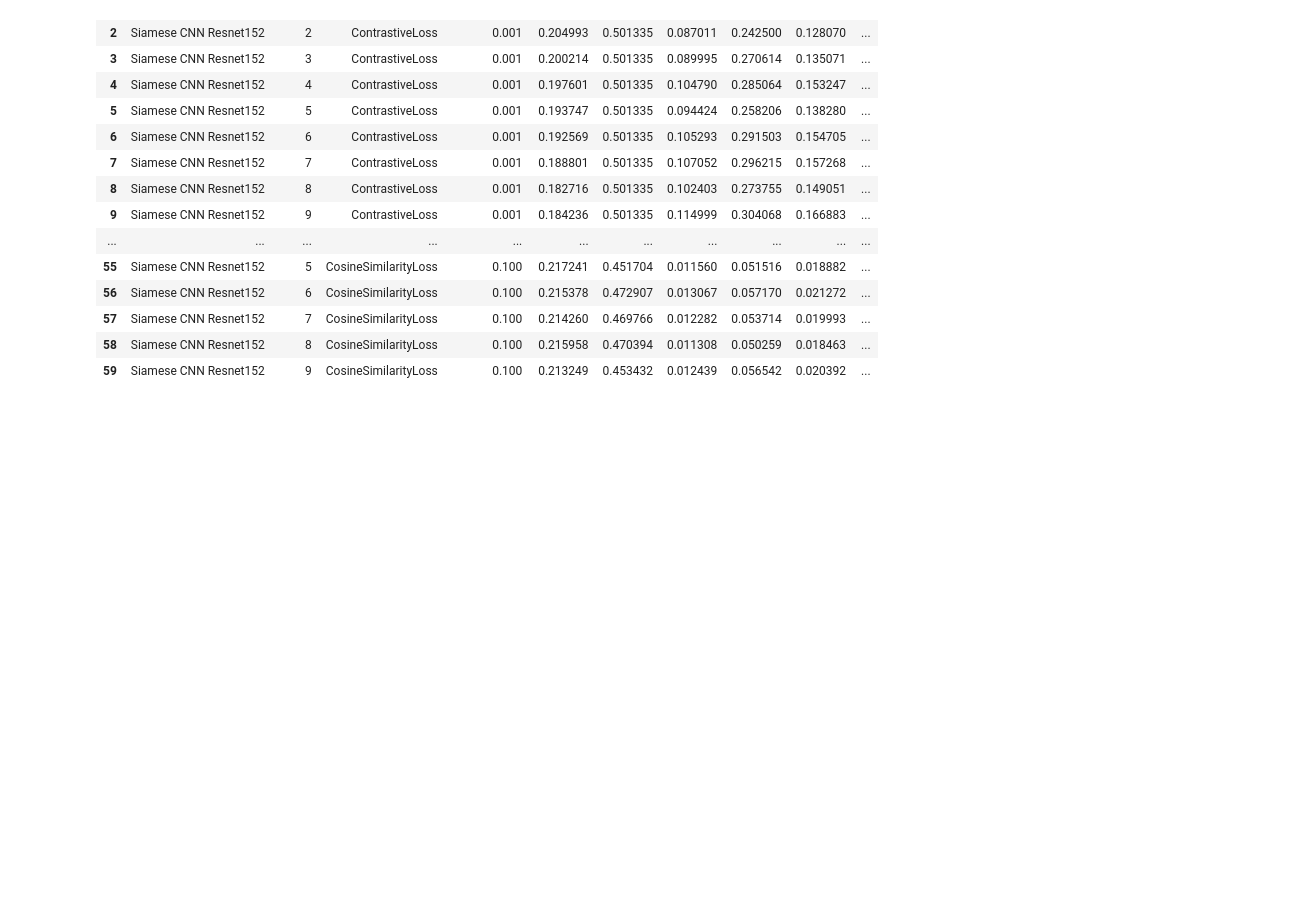
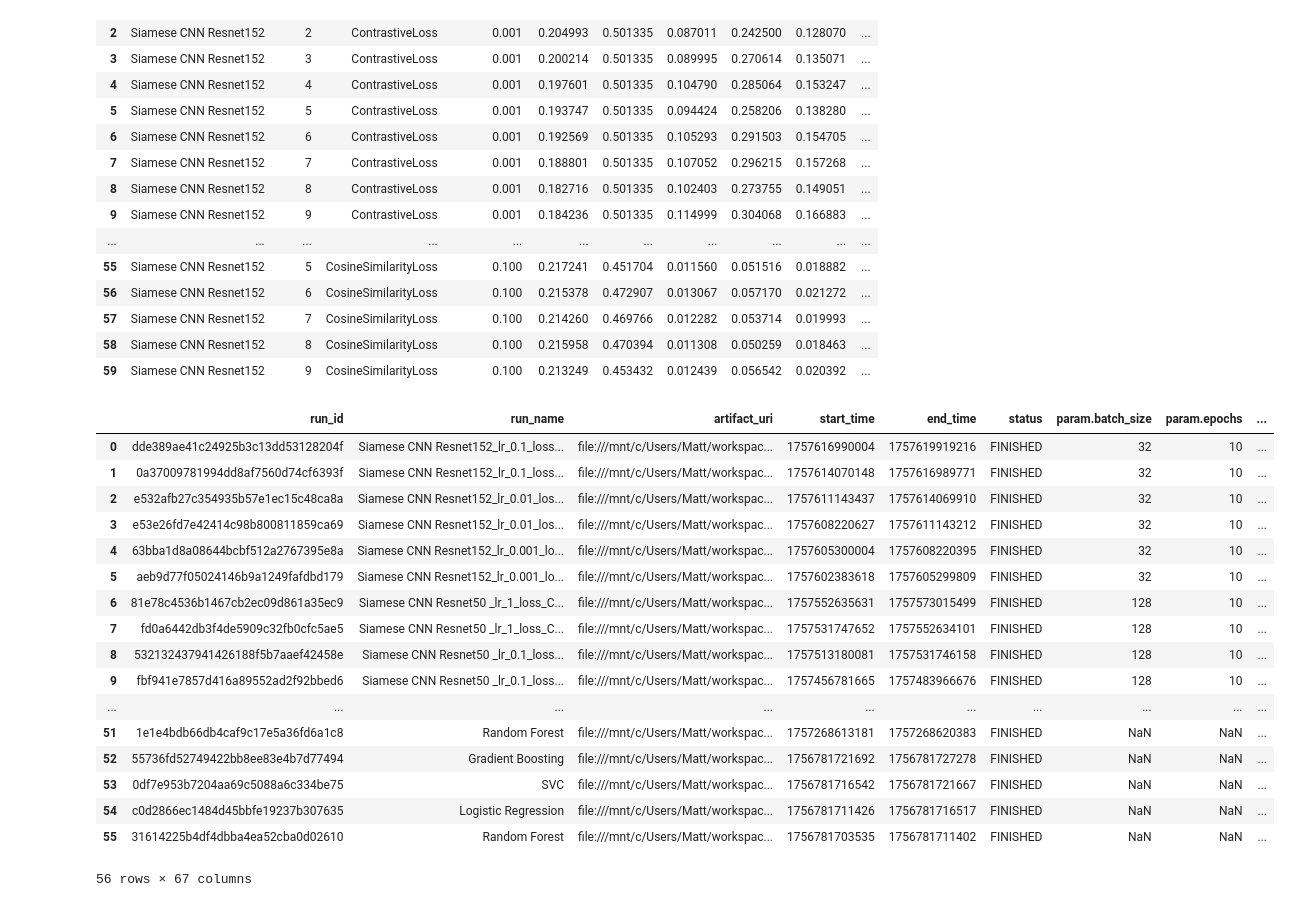
Before and after one commit to mattdabit/landmarks, a Jupyter notebook: eda.ipynb, the cells around one changed output. Saved outputs shown, nothing was run; the diff lists cells and outputs as text; code cells hidden in the pictures; blank space fills up the shorter version.

Commit message:
add model data extract function

```diff
--- a/eda.ipynb
+++ b/eda.ipynb
@@ -1250,3 +1250,53 @@ dl_reports_df
 | 57 | Siamese CNN Resnet152 | 7 | CosineSimilarityLoss | 0.100 | 0.214260 | 0.469766 | 0.012282 | 0.053714 | 0.019993 | ... |
 | 58 | Siamese CNN Resnet152 | 8 | CosineSimilarityLoss | 0.100 | 0.215958 | 0.470394 | 0.011308 | 0.050259 | 0.018463 | ... |
 | 59 | Siamese CNN Resnet152 | 9 | CosineSimilarityLoss | 0.100 | 0.213249 | 0.453432 | 0.012439 | 0.056542 | 0.020392 | ... |
+# %%
+def get_mlflow_model_data():
+    mlflow_models_array = []
+    client = mlflow.tracking.MlflowClient()
+    exp = client.get_experiment_by_name("Landmark Recognition")
+    runs = client.search_runs(
+        experiment_ids=[exp.experiment_id],
+        filter_string="attributes.status = 'FINISHED'",
+        order_by=["attributes.start_time DESC"],
+    )
+    for run in runs:
+        rec = {
+            "run_id": run.info.run_id,
+            "run_name": run.data.tags.get("mlflow.runName"),
+            "artifact_uri": run.info.artifact_uri,
+            "start_time": run.info.start_time,
+            "end_time": run.info.end_time,
+            "status": run.info.status,
+        }
+        # Flatten params and metrics into the record
+        for k, v in run.data.params.items():
+            rec[f"param.{k}"] = v
+        for k, v in run.data.metrics.items():
+            rec[f"metric.{k}"] = v
+        mlflow_models_array.append(rec)
+
+    return pd.DataFrame(mlflow_models_array)
+# %%
+mlflow_models_df = get_mlflow_model_data()
+# %%
+mlflow_models_df
+# %% [output]
+|  | run_id | run_name | artifact_uri | start_time | end_time | status | param.batch_size | param.epochs | ... |
+| 0 | dde389ae41c24925b3c13dd53128204f | Siamese CNN Resnet152_lr_0.1_loss... | file:///mnt/c/Users/Matt/workspac... | 1757616990004 | 1757619919216 | FINISHED | 32 | 10 | ... |
+| 1 | 0a37009781994dd8af7560d74cf6393f | Siamese CNN Resnet152_lr_0.1_loss... | file:///mnt/c/Users/Matt/workspac... | 1757614070148 | 1757616989771 | FINISHED | 32 | 10 | ... |
+| 2 | e532afb27c354935b57e1ec15c48ca8a | Siamese CNN Resnet152_lr_0.01_los... | file:///mnt/c/Users/Matt/workspac... | 1757611143437 | 1757614069910 | FINISHED | 32 | 10 | ... |
+| 3 | e53e26fd7e42414c98b800811859ca69 | Siamese CNN Resnet152_lr_0.01_los... | file:///mnt/c/Users/Matt/workspac... | 1757608220627 | 1757611143212 | FINISHED | 32 | 10 | ... |
+| 4 | 63bba1d8a08644bcbf512a2767395e8a | Siamese CNN Resnet152_lr_0.001_lo... | file:///mnt/c/Users/Matt/workspac... | 1757605300004 | 1757608220395 | FINISHED | 32 | 10 | ... |
+| 5 | aeb9d77f05024146b9a1249fafdbd179 | Siamese CNN Resnet152_lr_0.001_lo... | file:///mnt/c/Users/Matt/workspac... | 1757602383618 | 1757605299809 | FINISHED | 32 | 10 | ... |
+| 6 | 81e78c4536b1467cb2ec09d861a35ec9 | Siamese CNN Resnet50 _lr_1_loss_C... | file:///mnt/c/Users/Matt/workspac... | 1757552635631 | 1757573015499 | FINISHED | 128 | 10 | ... |
+| 7 | fd0a6442db3f4de5909c32fb0cfc5ae5 | Siamese CNN Resnet50 _lr_1_loss_C... | file:///mnt/c/Users/Matt/workspac... | 1757531747652 | 1757552634101 | FINISHED | 128 | 10 | ... |
+| 8 | 532132437941426188f5b7aaef42458e | Siamese CNN Resnet50 _lr_0.1_loss... | file:///mnt/c/Users/Matt/workspac... | 1757513180081 | 1757531746158 | FINISHED | 128 | 10 | ... |
+| 9 | fbf941e7857d416a89552ad2f92bbed6 | Siamese CNN Resnet50 _lr_0.1_loss... | file:///mnt/c/Users/Matt/workspac... | 1757456781665 | 1757483966676 | FINISHED | 128 | 10 | ... |
+| ... | ... | ... | ... | ... | ... | ... | ... | ... | ... |
+| 51 | 1e1e4bdb66db4caf9c17e5a36fd6a1c8 | Random Forest | file:///mnt/c/Users/Matt/workspac... | 1757268613181 | 1757268620383 | FINISHED | NaN | NaN | ... |
+| 52 | 55736fd52749422bb8ee83e4b7d77494 | Gradient Boosting | file:///mnt/c/Users/Matt/workspac... | 1756781721692 | 1756781727278 | FINISHED | NaN | NaN | ... |
+| 53 | 0df7e953b7204aa69c5088a6c334be75 | SVC | file:///mnt/c/Users/Matt/workspac... | 1756781716542 | 1756781721667 | FINISHED | NaN | NaN | ... |
+| 54 | c0d2866ec1484d45bbfe19237b307635 | Logistic Regression | file:///mnt/c/Users/Matt/workspac... | 1756781711426 | 1756781716517 | FINISHED | NaN | NaN | ... |
+| 55 | 31614225b4df4dbba4ea52cba0d02610 | Random Forest | file:///mnt/c/Users/Matt/workspac... | 1756781703535 | 1756781711402 | FINISHED | NaN | NaN | ... |
+56 rows × 67 columns
```
